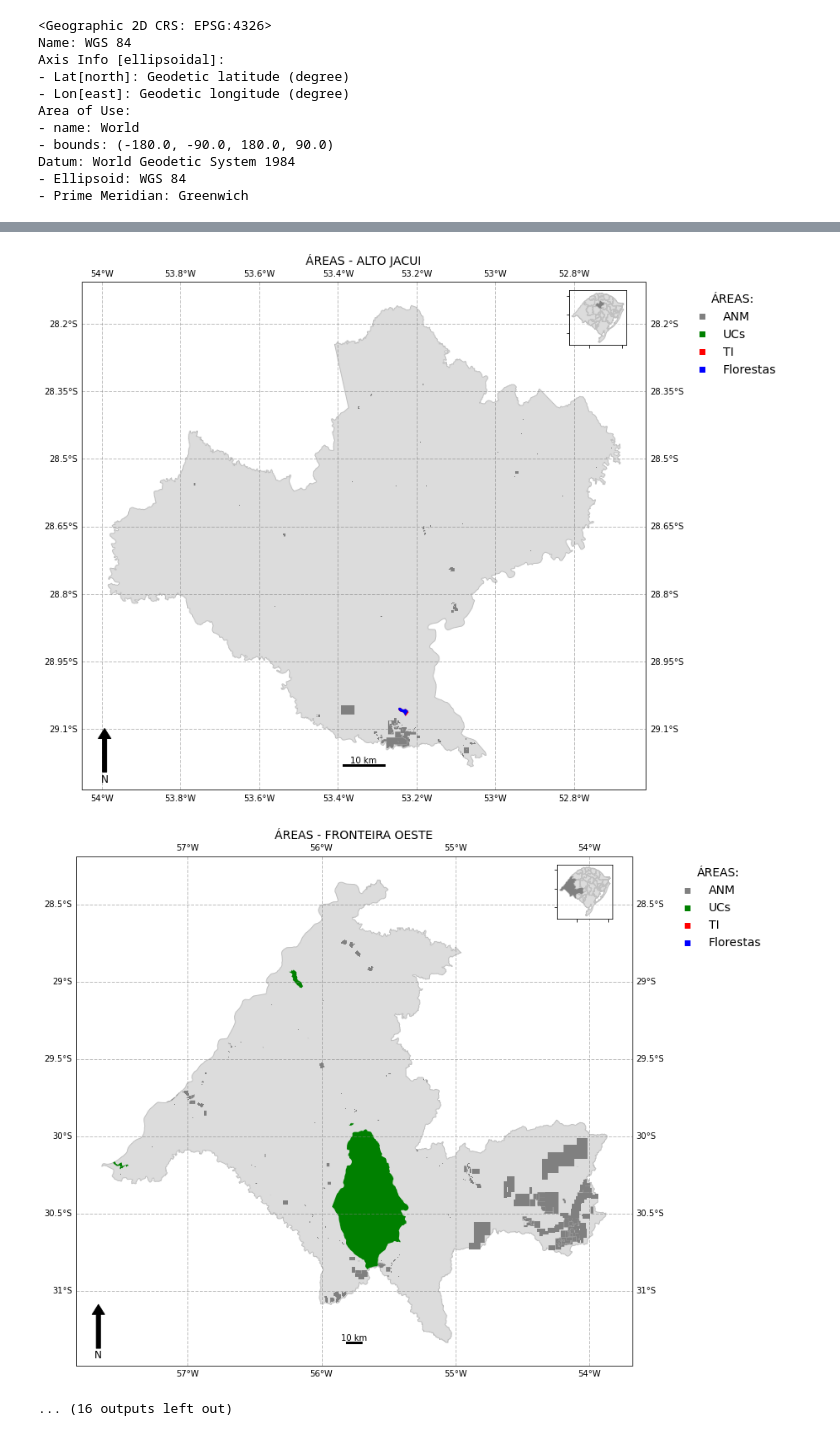
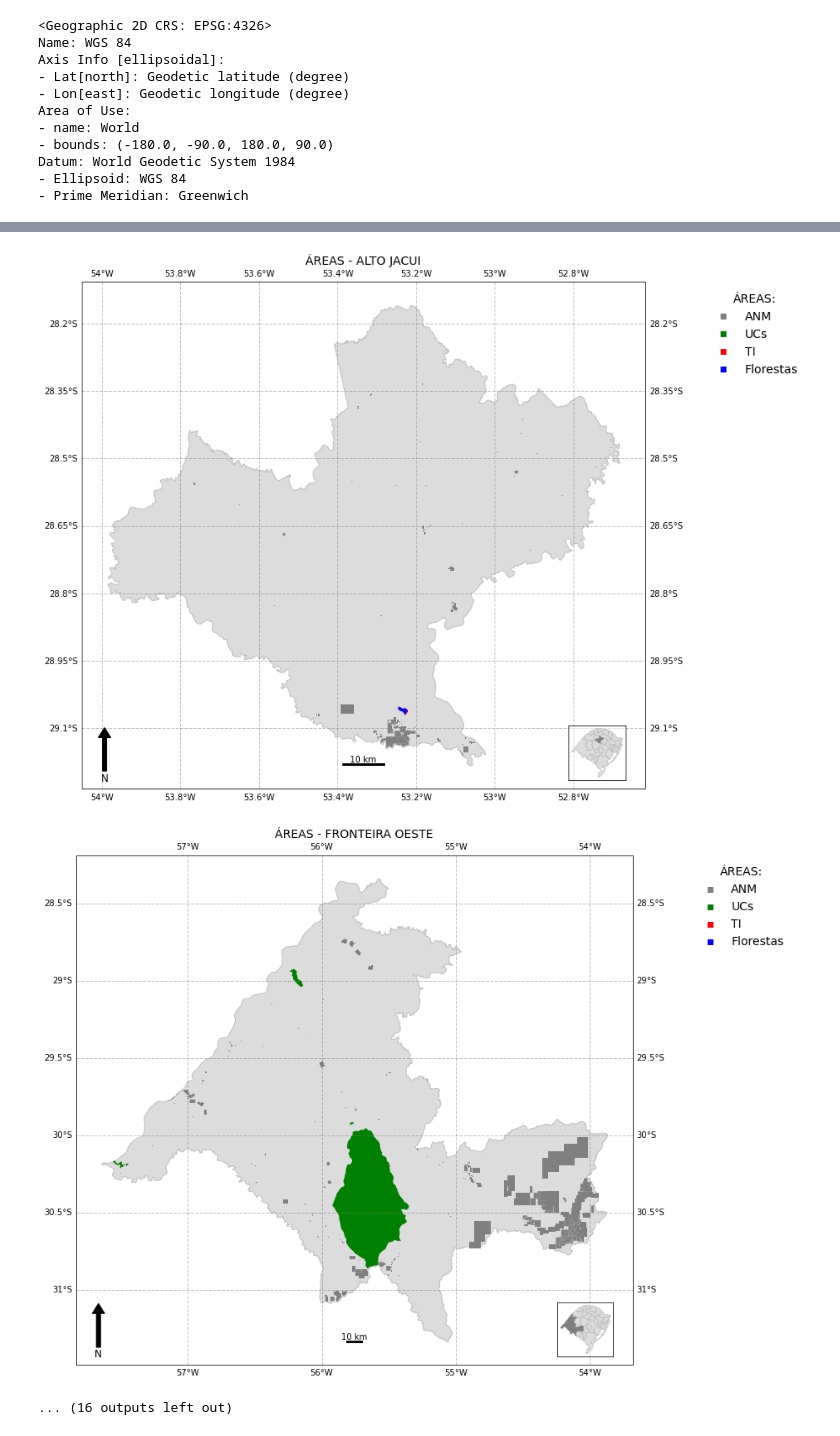
Before and after one commit to robertorolo/Mapas-minera-RS, a Jupyter notebook: Mapas por cored.ipynb, the cells around one changed output, grey strips where cells are left out. Saved outputs shown, nothing was run; the diff lists cells and outputs as text; code cells hidden in the pictures.

```diff
--- a/Mapas por cored.ipynb
+++ b/Mapas por cored.ipynb
@@ -167,7 +167,7 @@ for idx, row in corede.iterrows():
     plt.scatter(corede.iloc[[idx]].centroid.x, corede.iloc[[idx]].centroid.y, color='red', label='TI', alpha=0, marker="s")
     plt.scatter(corede.iloc[[idx]].centroid.x, corede.iloc[[idx]].centroid.y, color='blue', label='Florestas', alpha=0, marker="s")
 
-    lgd1 = plt.legend(bbox_to_anchor=(1.06, 1), edgecolor = 'white', fontsize='14', title='ÁREAS:', title_fontsize='14', loc='upper left')
+    lgd1 = plt.legend(bbox_to_anchor=(1.1, 1), edgecolor = 'white', fontsize='14', title='ÁREAS:', title_fontsize='14', loc='upper left')
     for handle in lgd1.legendHandles:
         handle.set_alpha(1.0)
 
@@ -179,13 +179,13 @@ for idx, row in corede.iterrows():
 
     gl = ax.gridlines(crs=ccrs.PlateCarree(), draw_labels=True, linewidth=1, color='gray', alpha=0.5, linestyle='--')
 
-    ax_ins = inset_axes(ax, width=1.3, height=0.9, borderpad=1)
-    ax_ins.set_xticklabels('')
-    ax_ins.set_yticklabels('')
+    ax_ins = inset_axes(ax, width=1.3, height=0.9, borderpad=1, loc=4)
+    ax_ins.set_xticks([])
+    ax_ins.set_yticks([])
     ax_ins.patch.set_alpha(0.5)
     ax_ins.set_aspect('equal')
 
-    corede.plot(ax=ax_ins, color='gainsboro', edgecolor='silver')
+    corede.plot(ax=ax_ins, color='gainsboro', edgecolor='silver', linewidth=0.5)
     corede.iloc[[idx]].plot(ax=ax_ins, color='grey')
 
     ax.set_title('Áreas - {}'.format(nome_cored).upper(), loc='center', fontsize='14')
@@ -205,3 +205,3 @@ for idx, row in corede.iterrows():
-[figure, old version]
+[figure, new version]
-[figure, old version]
+[figure, new version]
 ... (16 outputs left out)
```
Also changed, not shown: parts of 1 cell of this notebook, 28 other files.
